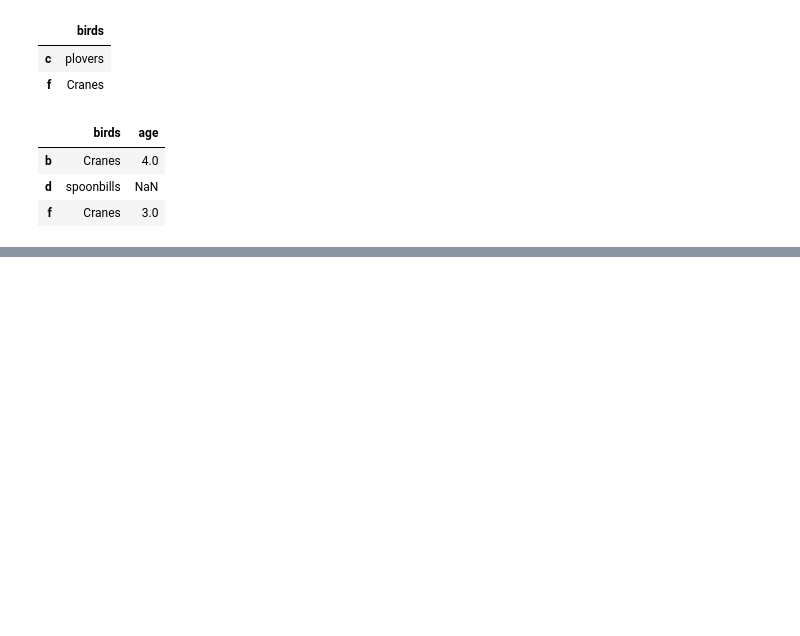
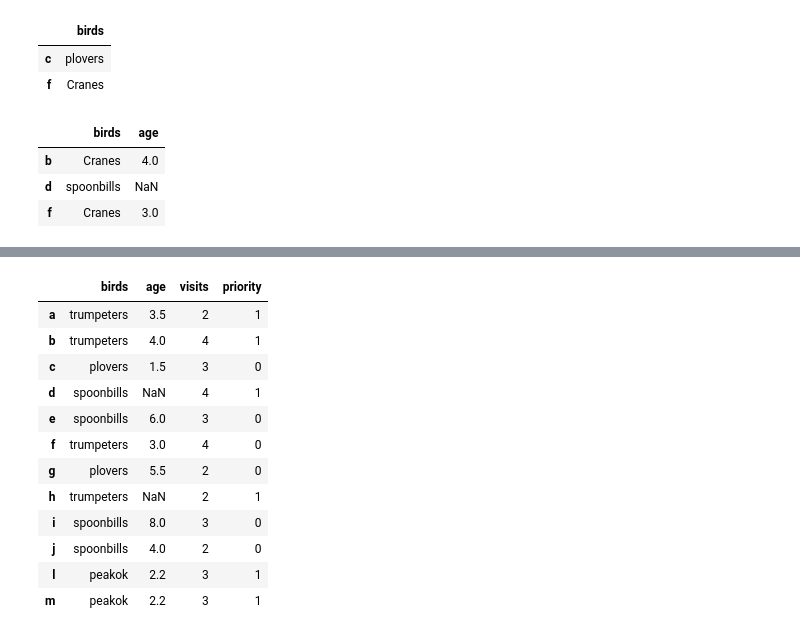
Before and after one commit to roshmol/datascience, a Jupyter notebook: 1 4 22.ipynb, the cells around one changed output, grey strips where cells are left out. Cells and saved outputs as stored; diff of their text form; code cells hidden in the pictures; blank space fills up the shorter version.

```diff
--- a/1 4 22.ipynb
+++ b/1 4 22.ipynb
@@ -205,0 +307,22 @@ df[["birds","age"]][df["visits"]==a]
+# %%
+#drop the last row
+df=df.drop("k")
+# %%
+#replace the priority colum with 1 for yes & 0 for no
+df["priority"]=df["priority"].map({'yes':1,"no":0})
+# %%
+df
+# %% [output]
+|  | birds | age | visits | priority |
+| a | trumpeters | 3.5 | 2 | 1 |
+| b | trumpeters | 4.0 | 4 | 1 |
+| c | plovers | 1.5 | 3 | 0 |
+| d | spoonbills | NaN | 4 | 1 |
+| e | spoonbills | 6.0 | 3 | 0 |
+| f | trumpeters | 3.0 | 4 | 0 |
+| g | plovers | 5.5 | 2 | 0 |
+| h | trumpeters | NaN | 2 | 1 |
+| i | spoonbills | 8.0 | 3 | 0 |
+| j | spoonbills | 4.0 | 2 | 0 |
+| l | peakok | 2.2 | 3 | 1 |
+| m | peakok | 2.2 | 3 | 1 |
```
Also changed, not shown: parts of 13 cells of this notebook, 11 other files.
